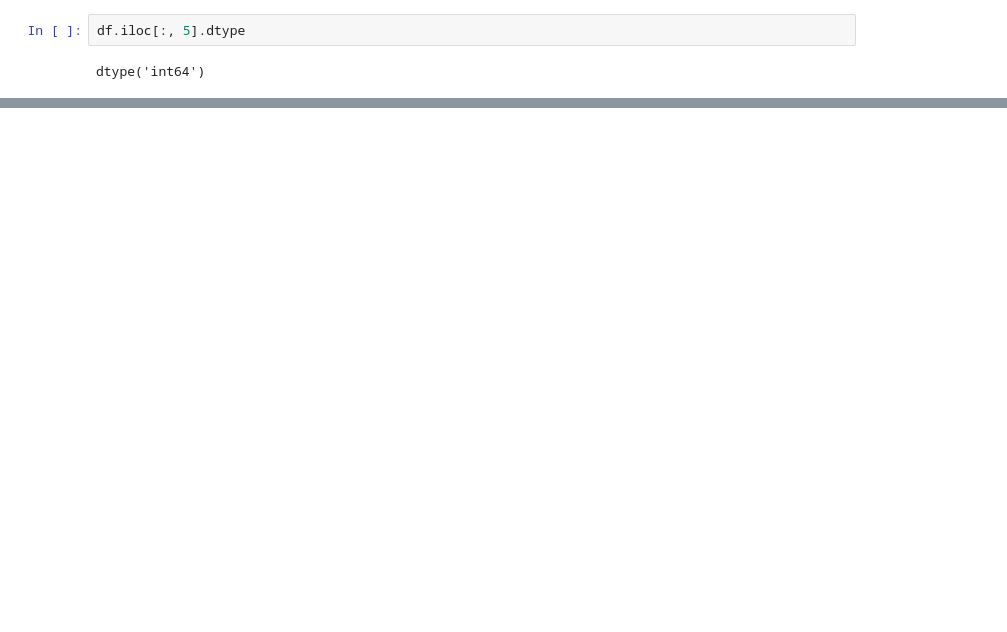
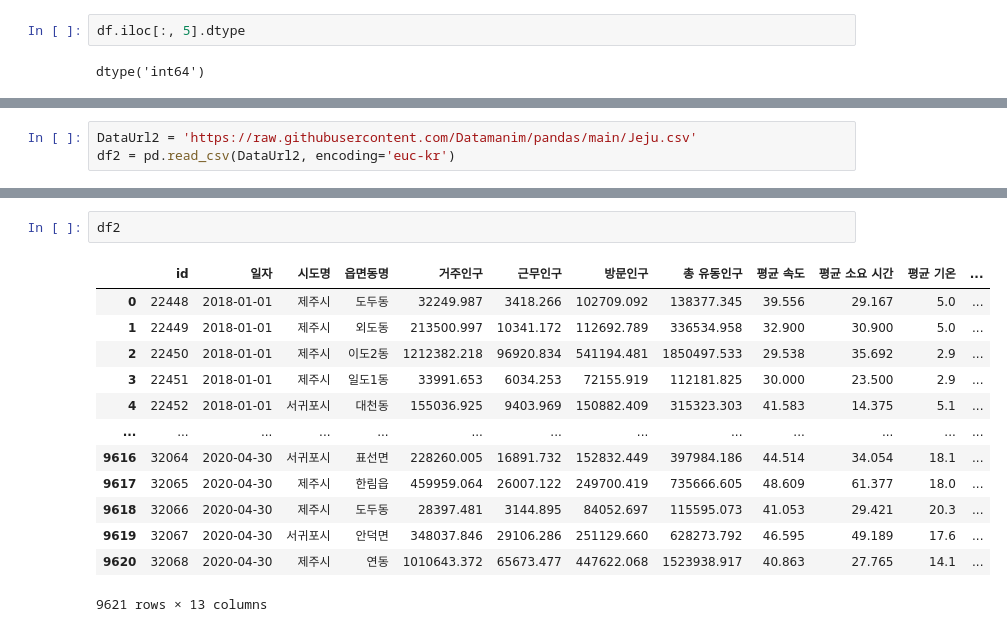
Before and after one commit to lagonee23/Practice, a Jupyter notebook: Pandas_tutorial.ipynb, the cells around one changed output, grey strips where cells are left out. Drawn from its saved outputs; the diff is of its cells as text; blank space fills up the shorter version.

```diff
--- a/Pandas_tutorial.ipynb
+++ b/Pandas_tutorial.ipynb
@@ -60,0 +85,3 @@ dtype('int64')
+# %%
+DataUrl2 = 'https://raw.githubusercontent.com/Datamanim/pandas/main/Jeju.csv'
+df2 = pd.read_csv(DataUrl2, encoding='euc-kr')
@@ -60,0 +107,16 @@ dtype('int64')
+# %%
+df2
+# %% [output]
+|  | id | 일자 | 시도명 | 읍면동명 | 거주인구 | 근무인구 | 방문인구 | 총 유동인구 | 평균 속도 | 평균 소요 시간 | 평균 기온 | ... |
+| 0 | 22448 | 2018-01-01 | 제주시 | 도두동 | 32249.987 | 3418.266 | 102709.092 | 138377.345 | 39.556 | 29.167 | 5.0 | ... |
+| 1 | 22449 | 2018-01-01 | 제주시 | 외도동 | 213500.997 | 10341.172 | 112692.789 | 336534.958 | 32.900 | 30.900 | 5.0 | ... |
+| 2 | 22450 | 2018-01-01 | 제주시 | 이도2동 | 1212382.218 | 96920.834 | 541194.481 | 1850497.533 | 29.538 | 35.692 | 2.9 | ... |
+| 3 | 22451 | 2018-01-01 | 제주시 | 일도1동 | 33991.653 | 6034.253 | 72155.919 | 112181.825 | 30.000 | 23.500 | 2.9 | ... |
+| 4 | 22452 | 2018-01-01 | 서귀포시 | 대천동 | 155036.925 | 9403.969 | 150882.409 | 315323.303 | 41.583 | 14.375 | 5.1 | ... |
+| ... | ... | ... | ... | ... | ... | ... | ... | ... | ... | ... | ... | ... |
+| 9616 | 32064 | 2020-04-30 | 서귀포시 | 표선면 | 228260.005 | 16891.732 | 152832.449 | 397984.186 | 44.514 | 34.054 | 18.1 | ... |
+| 9617 | 32065 | 2020-04-30 | 제주시 | 한림읍 | 459959.064 | 26007.122 | 249700.419 | 735666.605 | 48.609 | 61.377 | 18.0 | ... |
+| 9618 | 32066 | 2020-04-30 | 제주시 | 도두동 | 28397.481 | 3144.895 | 84052.697 | 115595.073 | 41.053 | 29.421 | 20.3 | ... |
+| 9619 | 32067 | 2020-04-30 | 서귀포시 | 안덕면 | 348037.846 | 29106.286 | 251129.660 | 628273.792 | 46.595 | 49.189 | 17.6 | ... |
+| 9620 | 32068 | 2020-04-30 | 제주시 | 연동 | 1010643.372 | 65673.477 | 447622.068 | 1523938.917 | 40.863 | 27.765 | 14.1 | ... |
+9621 rows × 13 columns
```
Also changed, not shown: parts of 12 cells of this notebook.
